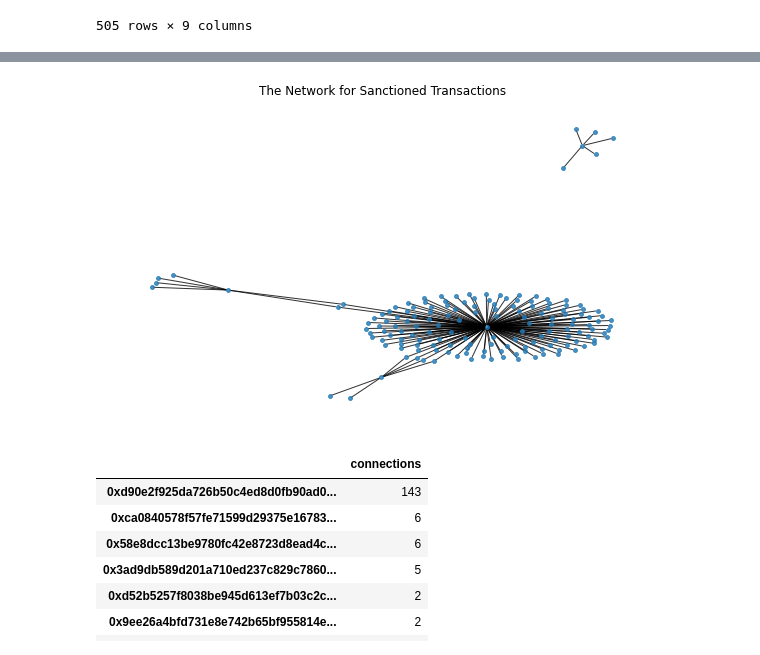
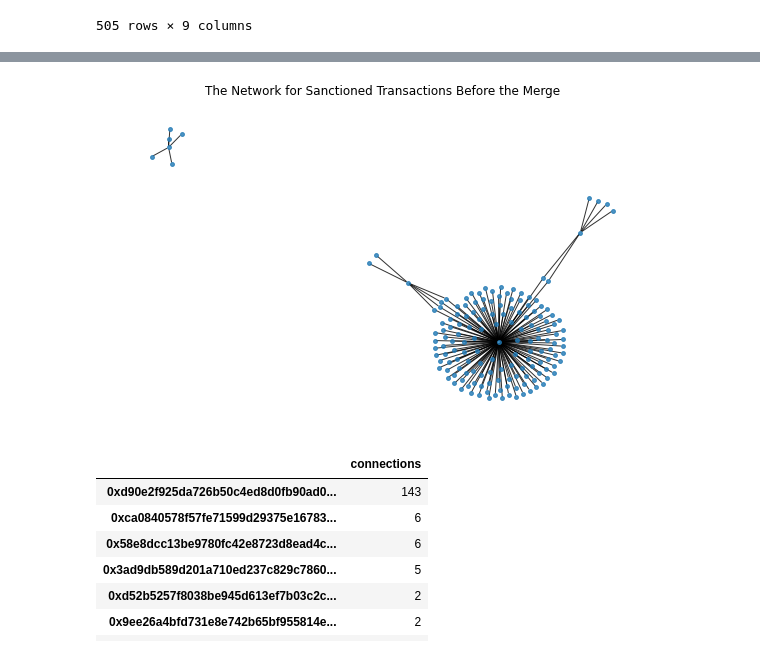
Before and after one commit to sunshineluyao/waiting-time-eip1559, a Jupyter notebook: code/Data_Analyze/Analyze_Data_Sanctioned_Transactions.ipynb, the cells around one changed output, grey strips where cells are left out. Drawn from its saved outputs; the diff is of its cells as text; code cells hidden in the pictures.

```diff
--- a/code/Data_Analyze/Analyze_Data_Sanctioned_Transactions.ipynb
+++ b/code/Data_Analyze/Analyze_Data_Sanctioned_Transactions.ipynb
@@ -245,13 +293,13 @@ G_before =nx.from_pandas_edgelist(merge_sanctioned_before, 'from_address', 'to_a
 # %%
 # Make the graph
 %matplotlib inline
 plt.subplots(figsize=(10, 6))
 nx.draw(G_before, with_labels=False, node_size=15, alpha=0.8, arrows=True)
-plt.title("The Network for Sanctioned Transactions")
+plt.title("The Network for Sanctioned Transactions Before the Merge")
 plt.savefig('sanctioned_before.png', dpi=1000)
 plt.show()
 # %% [output]
-[figure, old version]
+[figure, new version]
 # %%
 leaderboard = {}
 for x in G_before.nodes:
```
Also changed, not shown: parts of 13 cells of this notebook.
